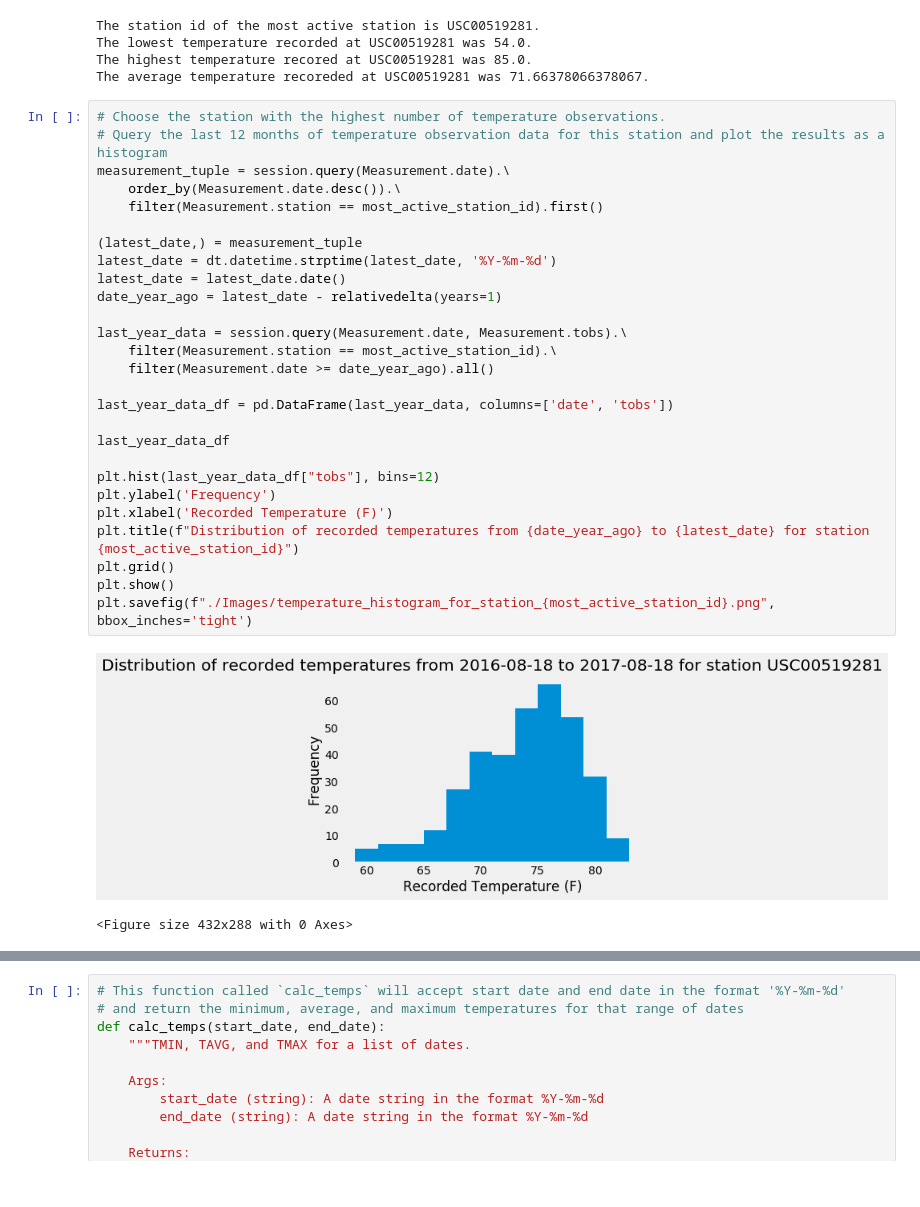
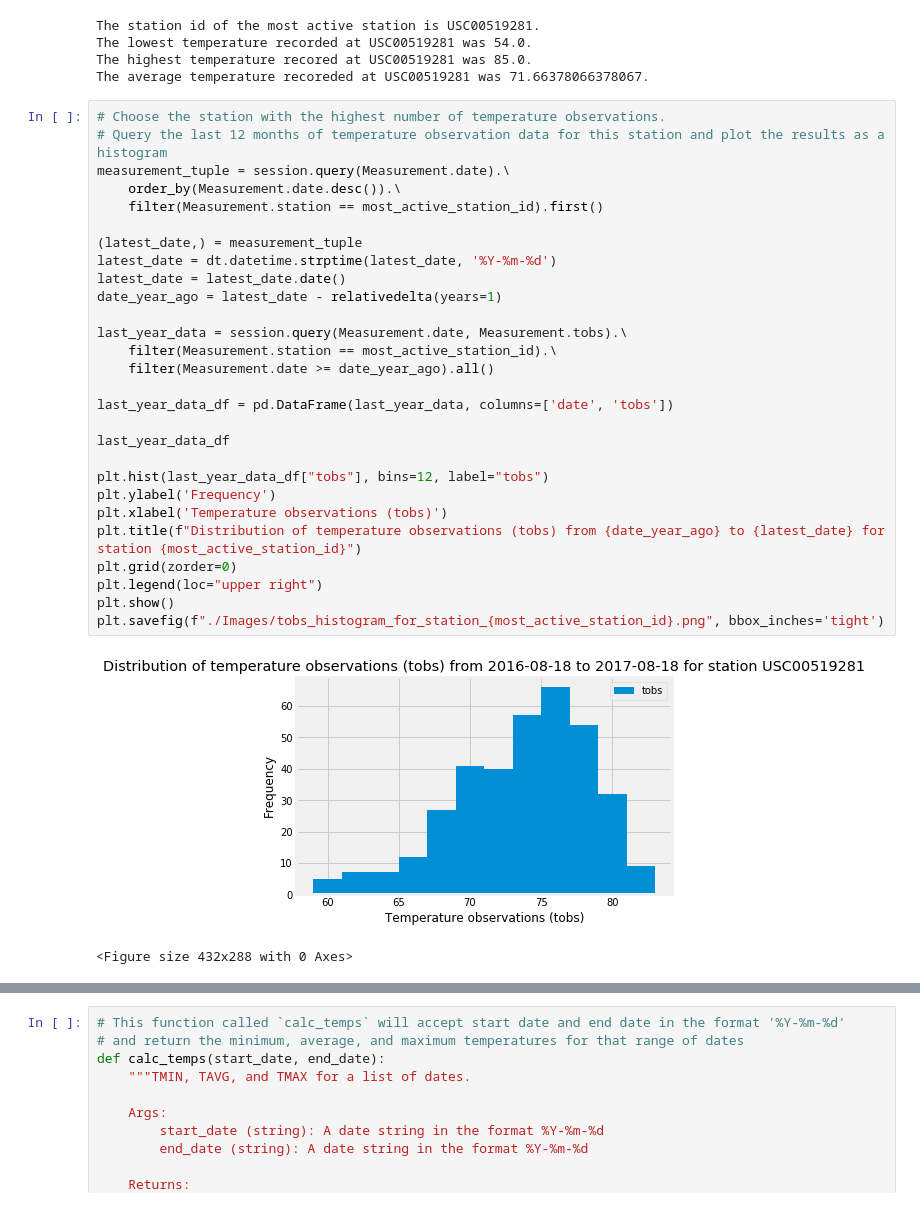
Before and after one commit to philipstubbs13/sqlalchemy-challenge, a Jupyter notebook: climate.ipynb, the cells around one changed output, grey strips where cells are left out. Cells and saved outputs as stored; diff of their text form.

```diff
--- a/climate.ipynb
+++ b/climate.ipynb
@@ -160,30 +156,31 @@ The average temperature recoreded at USC00519281 was 71.66378066378067.
 # %%
 # Choose the station with the highest number of temperature observations.
 # Query the last 12 months of temperature observation data for this station and plot the results as a histogram
 measurement_tuple = session.query(Measurement.date).\
     order_by(Measurement.date.desc()).\
     filter(Measurement.station == most_active_station_id).first()
 
 (latest_date,) = measurement_tuple
 latest_date = dt.datetime.strptime(latest_date, '%Y-%m-%d')
 latest_date = latest_date.date()
 date_year_ago = latest_date - relativedelta(years=1)
 
 last_year_data = session.query(Measurement.date, Measurement.tobs).\
     filter(Measurement.station == most_active_station_id).\
     filter(Measurement.date >= date_year_ago).all()
 
 last_year_data_df = pd.DataFrame(last_year_data, columns=['date', 'tobs'])
 
 last_year_data_df
 
-plt.hist(last_year_data_df["tobs"], bins=12)
+plt.hist(last_year_data_df["tobs"], bins=12, label="tobs")
 plt.ylabel('Frequency')
-plt.xlabel('Recorded Temperature (F)')
-plt.title(f"Distribution of recorded temperatures from {date_year_ago} to {latest_date} for station {most_active_station_id}")
-plt.grid()
+plt.xlabel('Temperature observations (tobs)')
+plt.title(f"Distribution of temperature observations (tobs) from {date_year_ago} to {latest_date} for station {most_active_station_id}")
+plt.grid(zorder=0)
+plt.legend(loc="upper right")
 plt.show()
-plt.savefig(f"./Images/temperature_histogram_for_station_{most_active_station_id}.png", bbox_inches='tight')
+plt.savefig(f"./Images/tobs_histogram_for_station_{most_active_station_id}.png", bbox_inches='tight')
 # %% [output]
-[figure, old version]
+[figure, new version]
 <Figure size 432x288 with 0 Axes>
```
Also changed, not shown: parts of 5 cells of this notebook, 2 other files.
